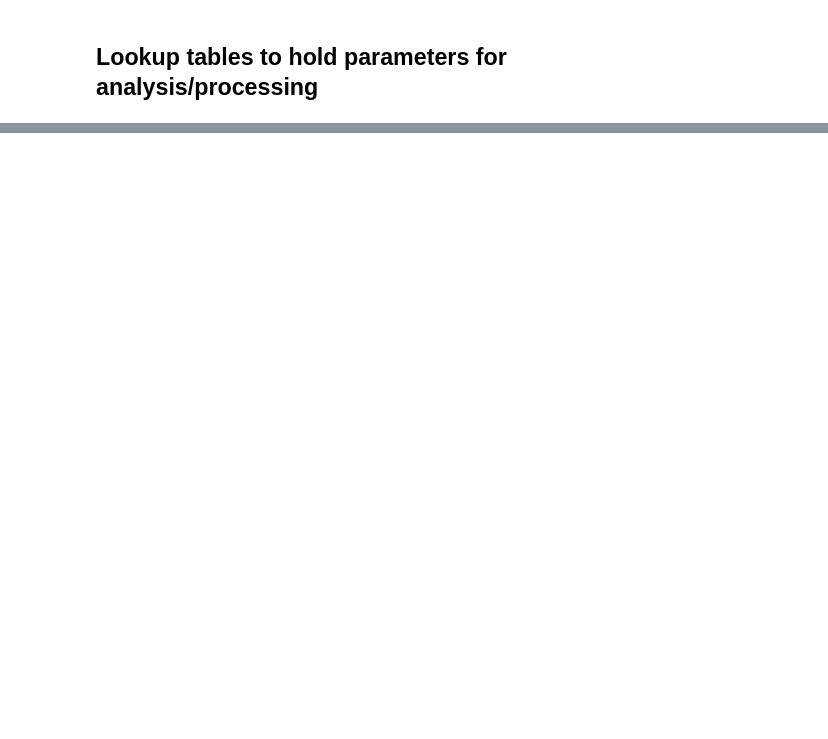
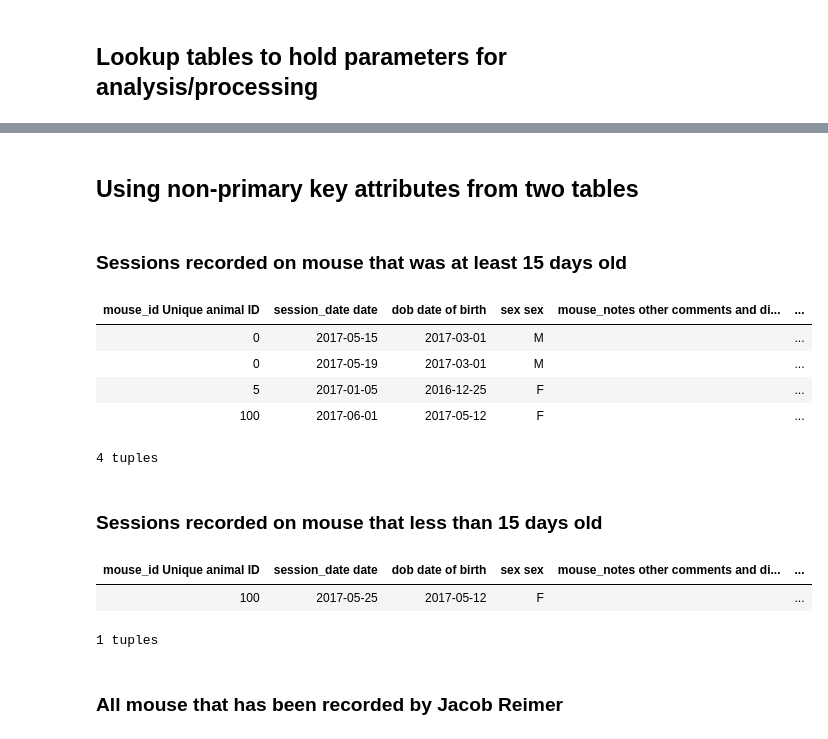
Before and after one commit to datajoint/neuronex_workshop_2018, a Jupyter notebook: 03-Design Patterns and Advanced Queries.ipynb, the cells around one changed output, grey strips where cells are left out. Drawn from its saved outputs; the diff is of its cells as text; code cells hidden in the pictures; blank space fills up the shorter version.

```diff
--- a/03-Design Patterns and Advanced Queries.ipynb
+++ b/03-Design Patterns and Advanced Queries.ipynb
@@ -51,0 +209,23 @@ Give me all scans for which we also recorded running data
+# %% [markdown]
+## Using non-primary key attributes from two tables
+# %% [markdown]
+### Sessions recorded on mouse that was at least 15 days old
+# %%
+Mouse * Session & 'session_date - dob >= 15'
+# %% [output]
+| mouse_id Unique animal ID | session_date date | dob date of birth | sex sex | mouse_notes other comments and di... | ... |
+| 0 | 2017-05-15 | 2017-03-01 | M |  | ... |
+| 0 | 2017-05-19 | 2017-03-01 | M |  | ... |
+| 5 | 2017-01-05 | 2016-12-25 | F |  | ... |
+| 100 | 2017-06-01 | 2017-05-12 | F |  | ... |
+4 tuples
+# %% [markdown]
+### Sessions recorded on mouse that less than 15 days old
+# %%
+Mouse * Session & 'session_date - dob < 15'
+# %% [output]
+| mouse_id Unique animal ID | session_date date | dob date of birth | sex sex | mouse_notes other comments and di... | ... |
+| 100 | 2017-05-25 | 2017-05-12 | F |  | ... |
+1 tuples
+# %% [markdown]
+### All mouse that has been recorded by Jacob Reimer
```
Also changed, not shown: parts of 59 cells of this notebook, 3 other files.
